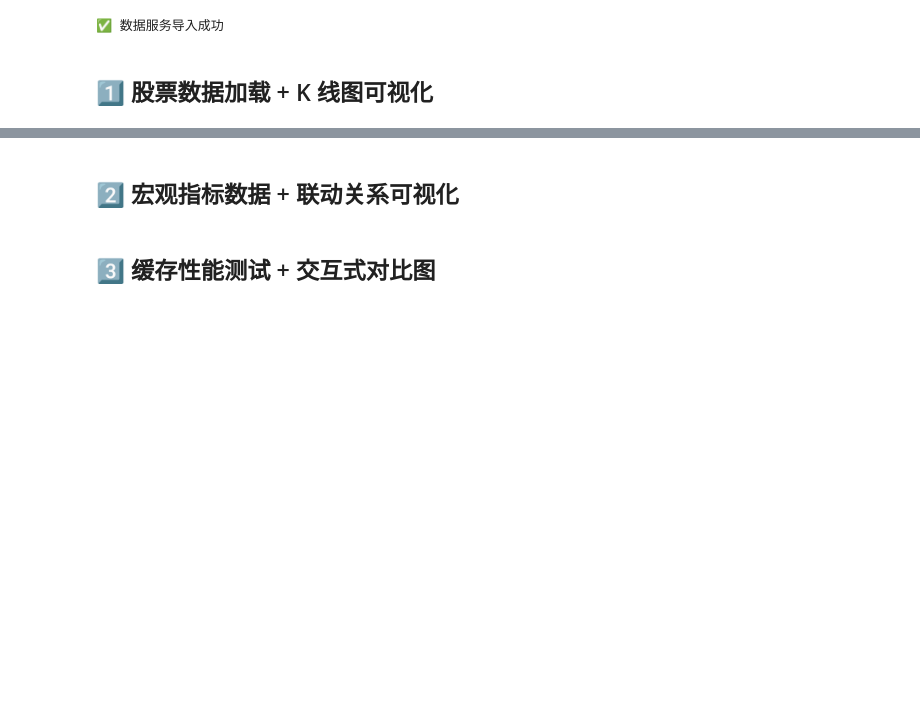
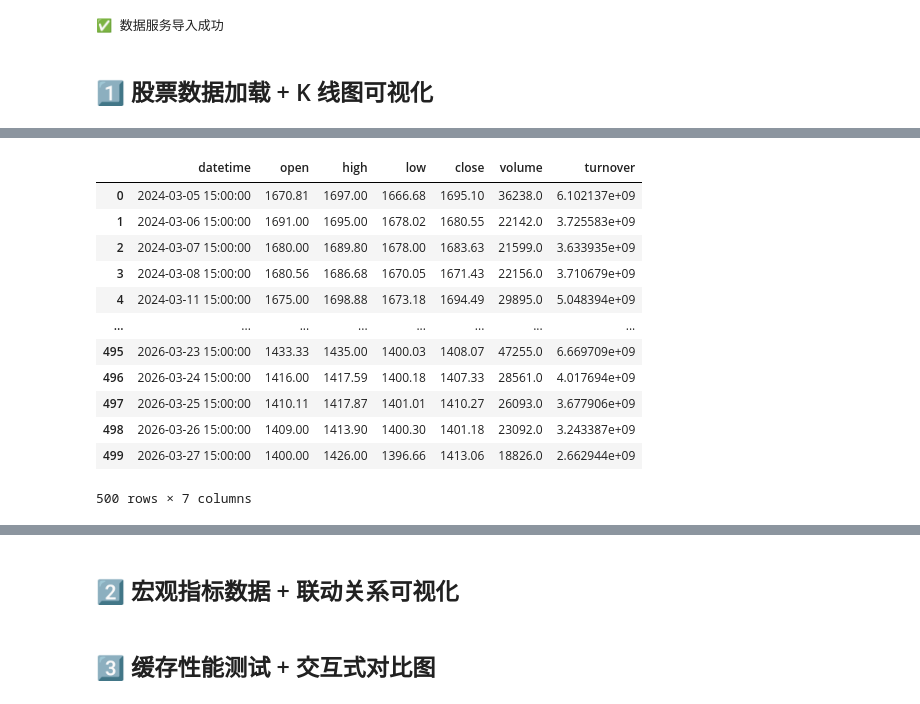
Before and after one commit to u588/app, a Jupyter notebook: AiStock/notebooks/02_数据加载测试.ipynb, the cells around one changed output, grey strips where cells are left out. Drawn from its saved outputs; the diff is of its cells as text; code cells hidden in the pictures; blank space fills up the shorter version.

```diff
--- a/AiStock/notebooks/02_数据加载测试.ipynb
+++ b/AiStock/notebooks/02_数据加载测试.ipynb
@@ -91,0 +95,16 @@ loader = DataLoadingService(
+# %%
+loader.load_stock_daily('600519', min_days=500)
+# %% [output]
+|  | datetime | open | high | low | close | volume | turnover |
+| 0 | 2024-03-05 15:00:00 | 1670.81 | 1697.00 | 1666.68 | 1695.10 | 36238.0 | 6.102137e+09 |
+| 1 | 2024-03-06 15:00:00 | 1691.00 | 1695.00 | 1678.02 | 1680.55 | 22142.0 | 3.725583e+09 |
+| 2 | 2024-03-07 15:00:00 | 1680.00 | 1689.80 | 1678.00 | 1683.63 | 21599.0 | 3.633935e+09 |
+| 3 | 2024-03-08 15:00:00 | 1680.56 | 1686.68 | 1670.05 | 1671.43 | 22156.0 | 3.710679e+09 |
+| 4 | 2024-03-11 15:00:00 | 1675.00 | 1698.88 | 1673.18 | 1694.49 | 29895.0 | 5.048394e+09 |
+| ... | ... | ... | ... | ... | ... | ... | ... |
+| 495 | 2026-03-23 15:00:00 | 1433.33 | 1435.00 | 1400.03 | 1408.07 | 47255.0 | 6.669709e+09 |
+| 496 | 2026-03-24 15:00:00 | 1416.00 | 1417.59 | 1400.18 | 1407.33 | 28561.0 | 4.017694e+09 |
+| 497 | 2026-03-25 15:00:00 | 1410.11 | 1417.87 | 1401.01 | 1410.27 | 26093.0 | 3.677906e+09 |
+| 498 | 2026-03-26 15:00:00 | 1409.00 | 1413.90 | 1400.30 | 1401.18 | 23092.0 | 3.243387e+09 |
+| 499 | 2026-03-27 15:00:00 | 1400.00 | 1426.00 | 1396.66 | 1413.06 | 18826.0 | 2.662944e+09 |
+500 rows × 7 columns
```
Also changed, not shown: parts of 13 cells of this notebook.
